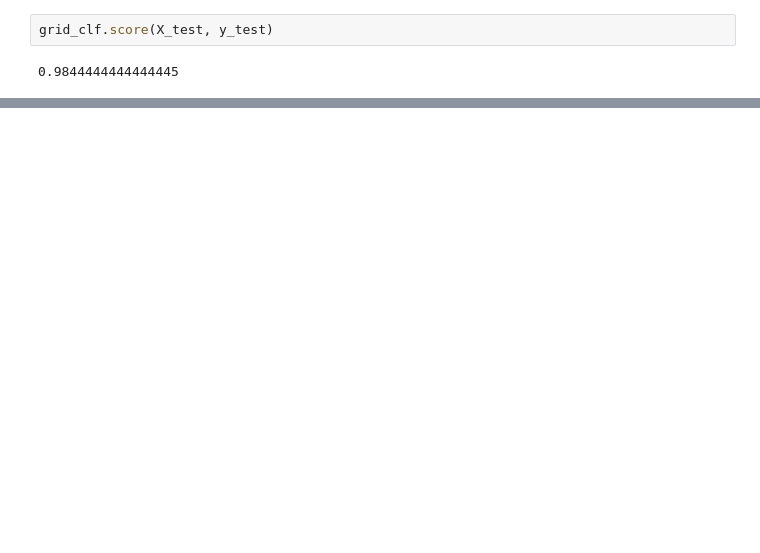
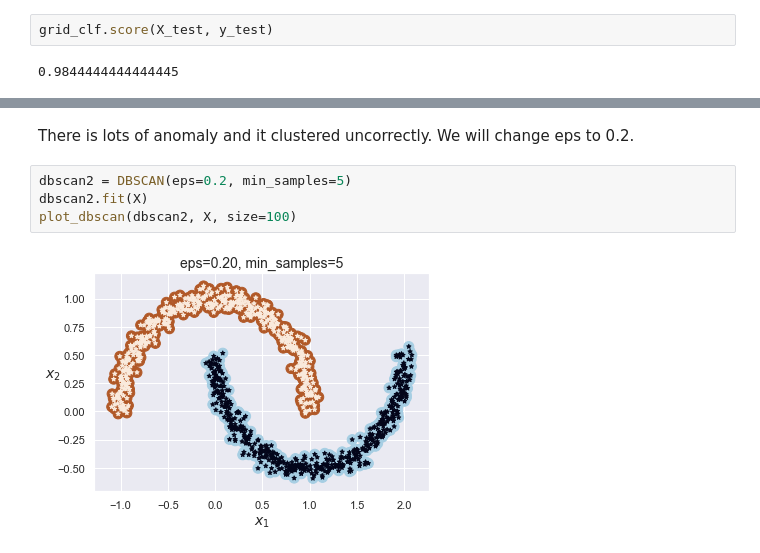
Before and after one commit to gsoosk/HandsonML, a Jupyter notebook: Chapter 9 (2019) - Unsupervised Learning Techniques.ipynb, the cells around one changed output, grey strips where cells are left out. Drawn from its saved outputs; the diff is of its cells as text; blank space fills up the shorter version.

```diff
--- a/Chapter 9 (2019) - Unsupervised Learning Techniques.ipynb
+++ b/Chapter 9 (2019) - Unsupervised Learning Techniques.ipynb
@@ -245,0 +441,8 @@ grid_clf.score(X_test, y_test)
+# %% [markdown]
+There is lots of anomaly and it clustered uncorrectly. We will change eps to 0.2.
+# %%
+dbscan2 = DBSCAN(eps=0.2, min_samples=5)
+dbscan2.fit(X)
+plot_dbscan(dbscan2, X, size=100)
+# %% [output]
+[figure, added]
```
Also changed, not shown: parts of 34 cells of this notebook.
